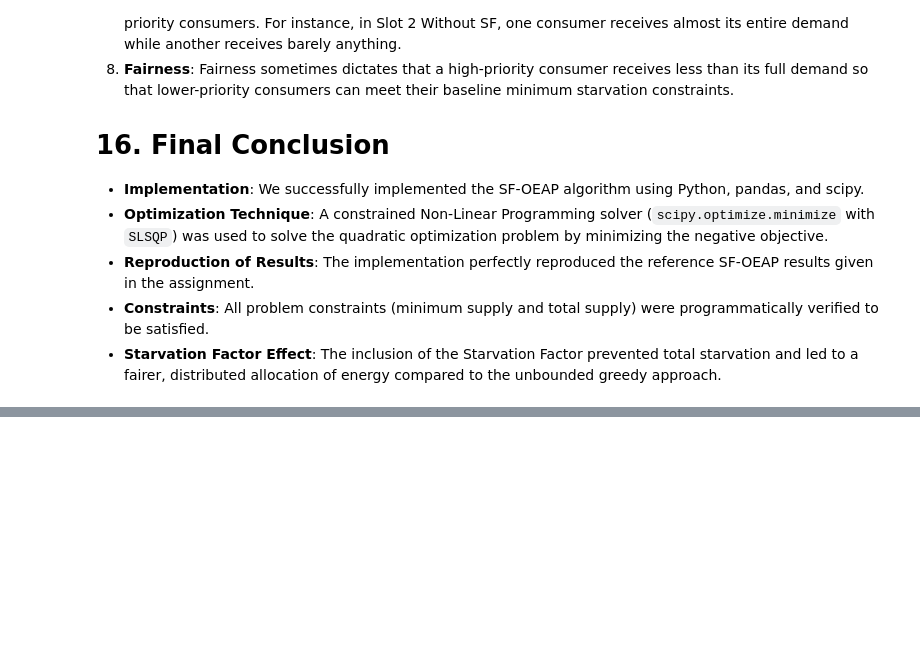
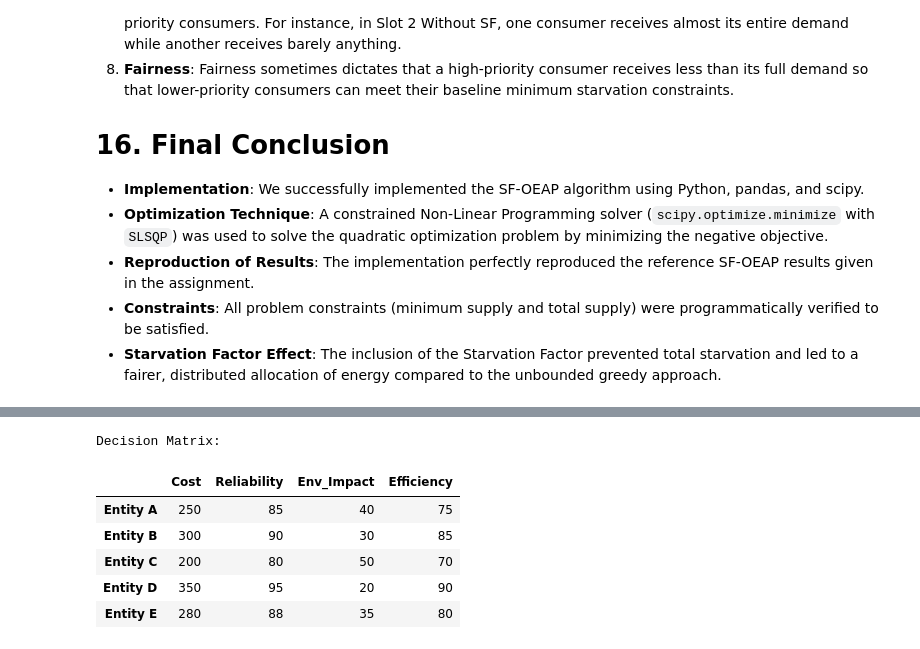
Before and after one commit to Smitvd22/Sem7-AiForSustainability, a Jupyter notebook: T3/U23Ai118_Tutorial_3_Energy_Scheduling.ipynb, the cells around one changed output, grey strips where cells are left out. Drawn from its saved outputs; the diff is of its cells as text; code cells hidden in the pictures; blank space fills up the shorter version.

```diff
--- a/T3/U23Ai118_Tutorial_3_Energy_Scheduling.ipynb
+++ b/T3/U23Ai118_Tutorial_3_Energy_Scheduling.ipynb
@@ -386,0 +399,32 @@ All constraints satisfied: True
+# %%
+import numpy as np
+import pandas as pd
+
+# Decision Matrix (5 alternatives x 4 criteria)
+data = np.array([
+    [250, 85, 40, 75],
+    [300, 90, 30, 85],
+    [200, 80, 50, 70],
+    [350, 95, 20, 90],
+    [280, 88, 35, 80]
+])
+
+# Criteria types: 1 for Benefit (maximize), 0 for Cost (minimize)
+criteria_types = np.array([0, 1, 0, 1])
+
+# Weights for each criterion (must sum to 1)
+weights = np.array([0.3, 0.2, 0.2, 0.3])
+
+# Create a DataFrame for better visualization
+alternatives = ['Entity A', 'Entity B', 'Entity C', 'Entity D', 'Entity E']
+df_topsis = pd.DataFrame(data, columns=['Cost', 'Reliability', 'Env_Impact', 'Efficiency'], index=alternatives)
+print("Decision Matrix:")
+display(df_topsis)
+# %% [output]
+Decision Matrix:
+|  | Cost | Reliability | Env_Impact | Efficiency |
+| Entity A | 250 | 85 | 40 | 75 |
+| Entity B | 300 | 90 | 30 | 85 |
+| Entity C | 200 | 80 | 50 | 70 |
+| Entity D | 350 | 95 | 20 | 90 |
+| Entity E | 280 | 88 | 35 | 80 |
```
Also changed, not shown: parts of 11 cells of this notebook.
